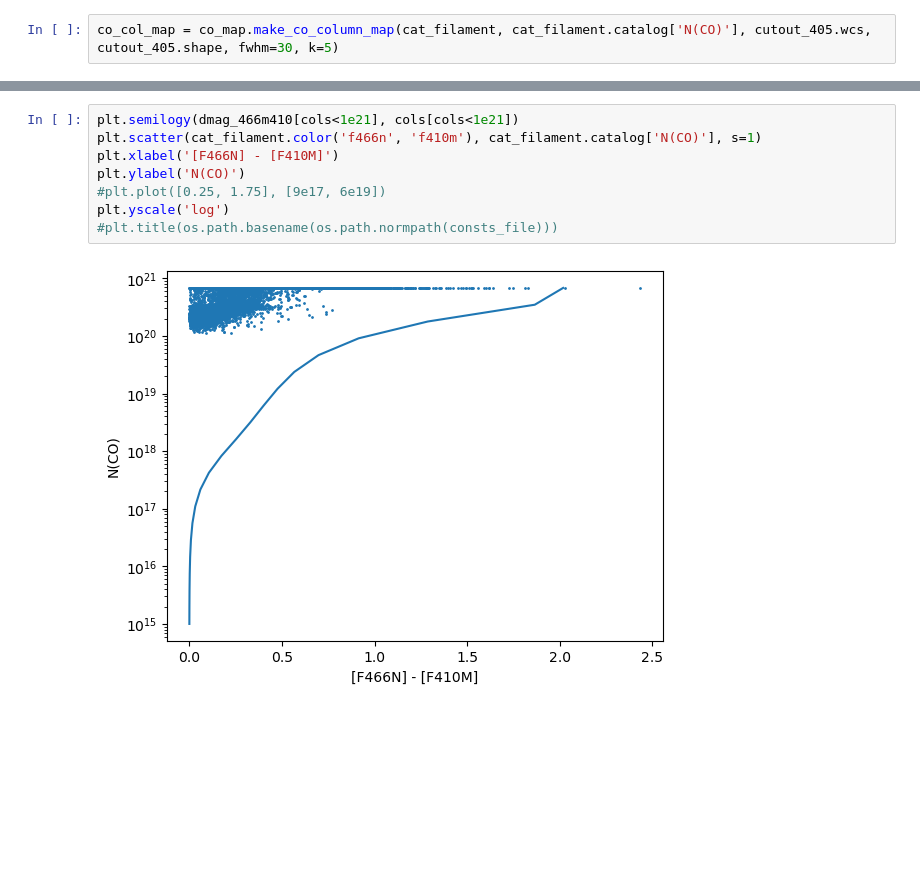
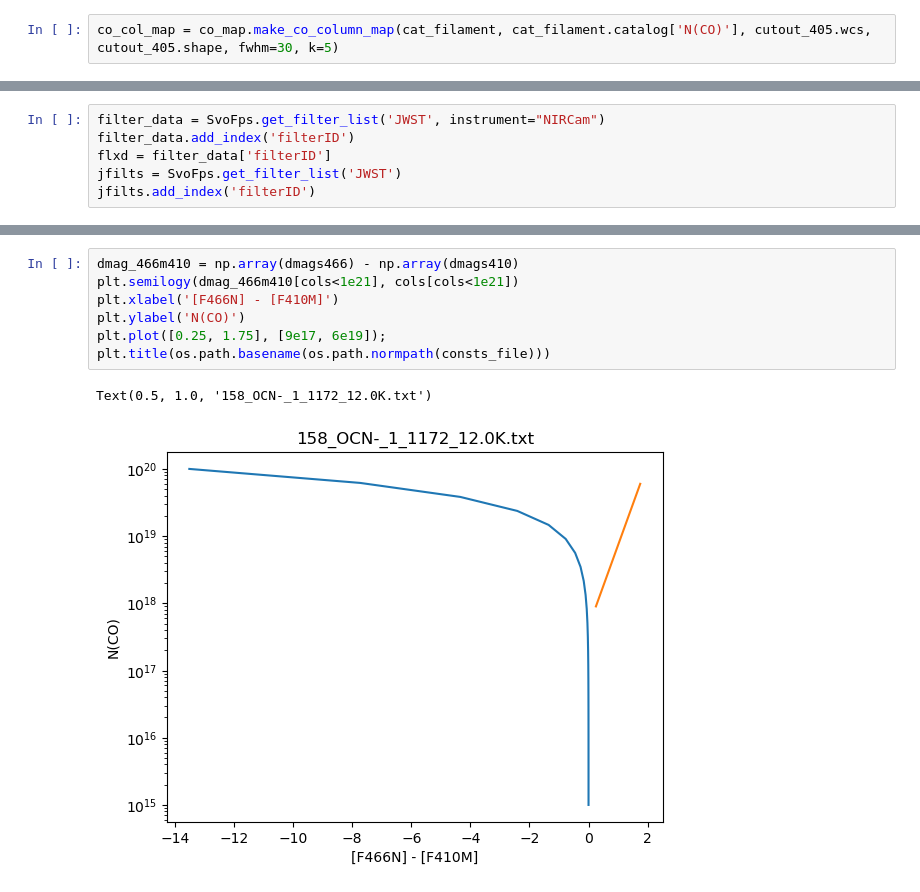
Before and after one commit to SpacialTree/lactea-filament, a Jupyter notebook: lactea-filament/notebooks/filament_COice.ipynb, the cells around one changed output, grey strips where cells are left out. Cells and saved outputs as stored; diff of their text form; blank space fills up the shorter version.

```diff
--- a/lactea-filament/notebooks/filament_COice.ipynb
+++ b/lactea-filament/notebooks/filament_COice.ipynb
@@ -76,0 +108,6 @@ dmag_466m410, cols = co_map.co_ice_modeling(ref_band='f410m', consts_file='1_CO_
+# %%
+filter_data = SvoFps.get_filter_list('JWST', instrument="NIRCam")
+filter_data.add_index('filterID')
+flxd = filter_data['filterID']
+jfilts = SvoFps.get_filter_list('JWST')
+jfilts.add_index('filterID')
@@ -77,10 +266,10 @@ dmag_466m410, cols = co_map.co_ice_modeling(ref_band='f410m', consts_file='1_CO_
 # %%
+dmag_466m410 = np.array(dmags466) - np.array(dmags410)
 plt.semilogy(dmag_466m410[cols<1e21], cols[cols<1e21])
-plt.scatter(cat_filament.color('f466n', 'f410m'), cat_filament.catalog['N(CO)'], s=1)
 plt.xlabel('[F466N] - [F410M]')
 plt.ylabel('N(CO)')
-#plt.plot([0.25, 1.75], [9e17, 6e19])
-plt.yscale('log')
-#plt.title(os.path.basename(os.path.normpath(consts_file)))
+plt.plot([0.25, 1.75], [9e17, 6e19]);
+plt.title(os.path.basename(os.path.normpath(consts_file)))
 # %% [output]
+Text(0.5, 1.0, '158_OCN-_1_1172_12.0K.txt')
-[figure, old version]
+[figure, new version]
```
Also changed, not shown: parts of 16 cells of this notebook.
